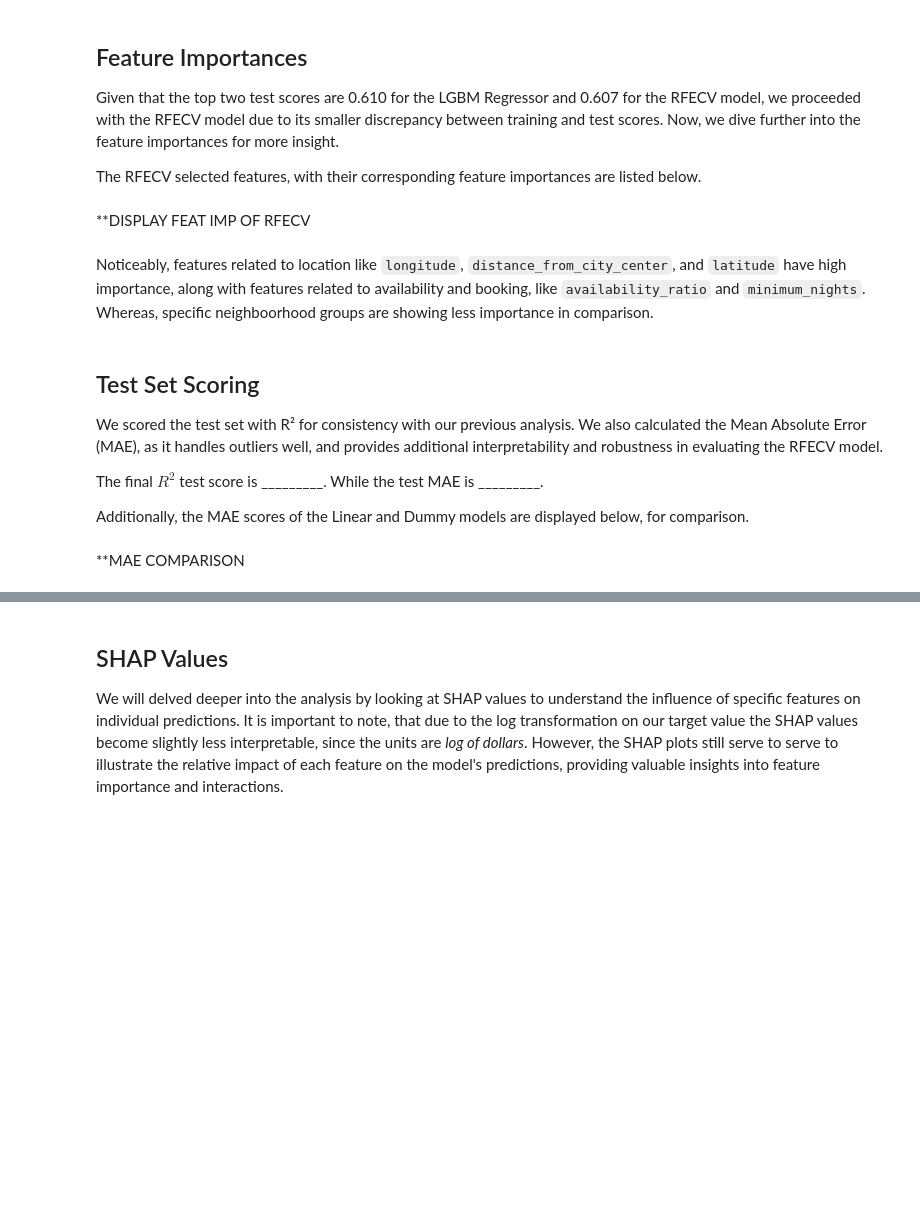
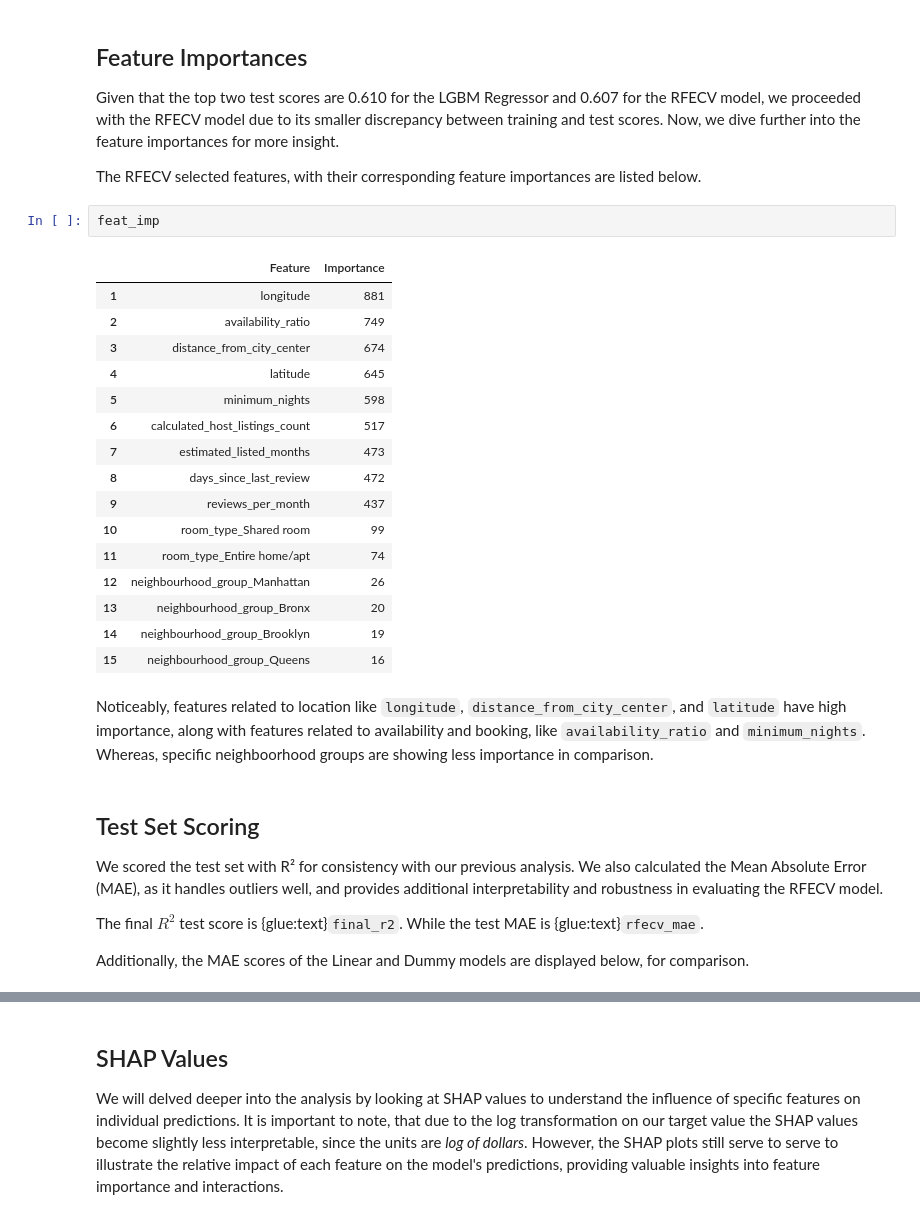
Before and after one commit to MoNorouzi23/Airbnb_analysis, a Jupyter notebook: report/airbnb_analysis_report.ipynb, the cells around one changed output, grey strips where cells are left out. Saved outputs shown, nothing was run; the diff lists cells and outputs as text; blank space fills up the shorter version.

```diff
--- a/report/airbnb_analysis_report.ipynb
+++ b/report/airbnb_analysis_report.ipynb
@@ -192,8 +234,25 @@ We decided to move forward with the LGBM Regressor and perform Recursive Feature
 Given that the top two test scores are 0.610 for the LGBM Regressor and 0.607 for the RFECV model, we proceeded with the RFECV model due to its smaller discrepancy between training and test scores. Now, we dive further into the feature importances for more insight.
 
 The RFECV selected features, with their corresponding feature importances are listed below.
-# %% [markdown]
-**DISPLAY FEAT IMP OF RFECV
+# %%
+feat_imp
+# %% [output]
+|  | Feature | Importance |
+| 1 | longitude | 881 |
+| 2 | availability_ratio | 749 |
+| 3 | distance_from_city_center | 674 |
+| 4 | latitude | 645 |
+| 5 | minimum_nights | 598 |
+| 6 | calculated_host_listings_count | 517 |
+| 7 | estimated_listed_months | 473 |
+| 8 | days_since_last_review | 472 |
+| 9 | reviews_per_month | 437 |
+| 10 | room_type_Shared room | 99 |
+| 11 | room_type_Entire home/apt | 74 |
+| 12 | neighbourhood_group_Manhattan | 26 |
+| 13 | neighbourhood_group_Bronx | 20 |
+| 14 | neighbourhood_group_Brooklyn | 19 |
+| 15 | neighbourhood_group_Queens | 16 |
 # %% [markdown]
 Noticeably, features related to location like `longitude`, `distance_from_city_center`, and `latitude` have high importance, along with features related to availability and booking, like `availability_ratio` and `minimum_nights`. Whereas, specific neighboorhood groups are showing less importance in comparison.
 # %% [markdown]
@@ -201,8 +260,6 @@ Noticeably, features related to location like `longitude`, `distance_from_city_c
 
 We scored the test set with R² for consistency with our previous analysis. We also calculated the Mean Absolute Error (MAE), as it handles outliers well, and provides additional interpretability and robustness in evaluating the RFECV model.
 
-The final $R^2$ test score is _________. While the test MAE is _________.
+The final $R^2$ test score is {glue:text}`final_r2`. While the test MAE is {glue:text}`rfecv_mae`.
 
 Additionally, the MAE scores of the Linear and Dummy models are displayed below, for comparison.
-# %% [markdown]
-**MAE COMPARISON
```
Also changed, not shown: parts of 16 cells of this notebook, 2 other files.
